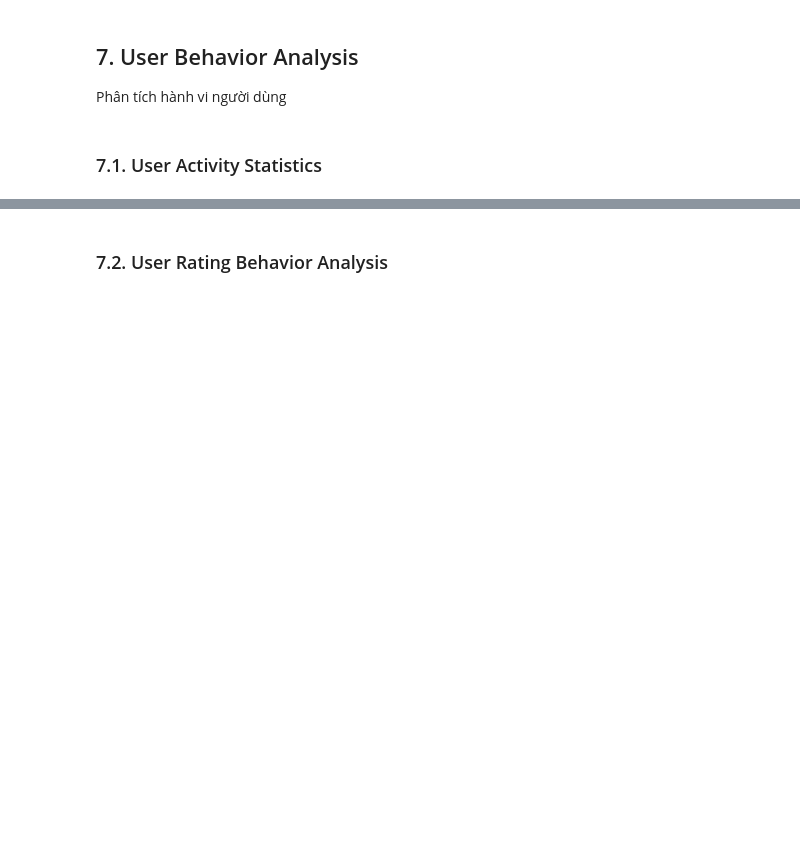
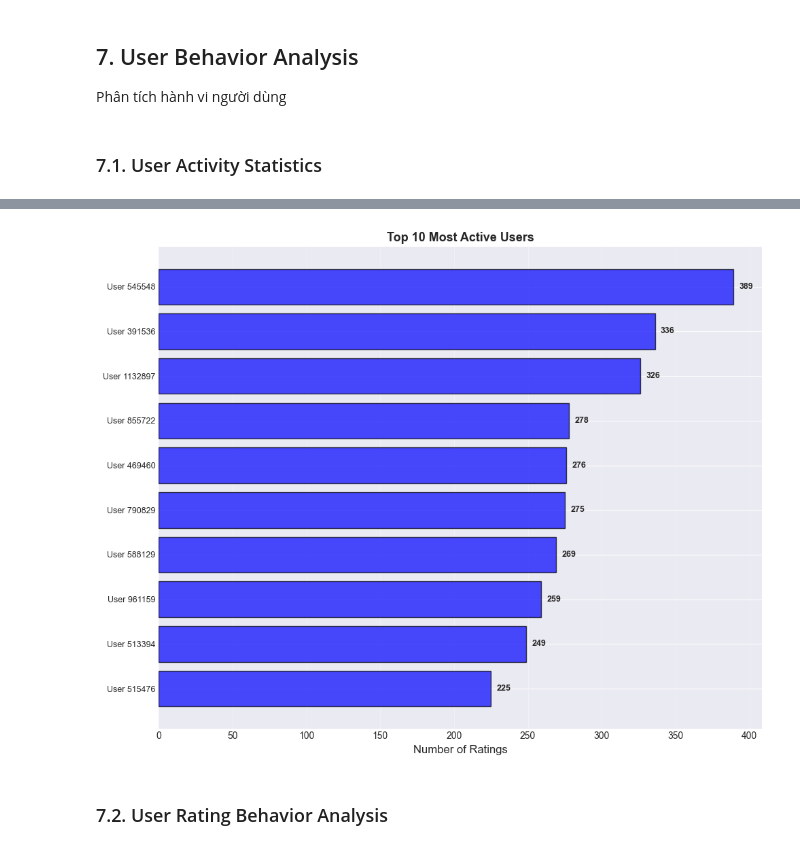
Before and after one commit to KuongB/lab02-ltkhdl, a Jupyter notebook: notebooks/01_data_exploration.ipynb, the cells around one changed output, grey strips where cells are left out. Drawn from its saved outputs; the diff is of its cells as text; code cells hidden in the pictures; blank space fills up the shorter version.

```diff
--- a/notebooks/01_data_exploration.ipynb
+++ b/notebooks/01_data_exploration.ipynb
@@ -476,62 +533,28 @@ print(f"  One-time (1): {one_time:,} ({(one_time/n_users)*100:.2f}%)")
 # %%
 # Visualize user activity
-fig, axes = plt.subplots(2, 2, figsize=(15, 10))
-fig.suptitle('User Activity Analysis', fontsize=16, fontweight='bold')
+fig, axes = plt.subplots(figsize=(10,8))
 
-# Histogram - ratings per user
-ax1 = axes[0, 0]
-ax1.hist(user_rating_counts, bins=50, color='steelblue', alpha=0.7, edgecolor='black')
-ax1.axvline(mean_ratings_per_user, color='red', linestyle='--', linewidth=2,
-           label=f'Mean: {mean_ratings_per_user:.1f}')
-ax1.axvline(median_ratings_per_user, color='green', linestyle='--', linewidth=2,
-           label=f'Median: {median_ratings_per_user:.1f}')
-ax1.set_xlabel('Number of Ratings', fontsize=12)
-ax1.set_ylabel('Number of Users', fontsize=12)
-ax1.set_title('Distribution of Ratings per User', fontsize=13, fontweight='bold')
-ax1.legend(fontsize=10)
-ax1.grid(True, alpha=0.3)
 
-# Log-scale histogram
-ax2 = axes[0, 1]
-ax2.hist(user_rating_counts, bins=np.logspace(0, np.log10(max_ratings_per_user+1), 50),
-        color='coral', alpha=0.7, edgecolor='black')
-ax2.set_xscale('log')
-ax2.set_yscale('log')
-ax2.set_xlabel('Number of Ratings (log)', fontsize=12)
-ax2.set_ylabel('Number of Users (log)', fontsize=12)
-ax2.set_title('User Activity (Log-Log Scale)', fontsize=13, fontweight='bold')
-ax2.grid(True, alpha=0.3, which='both')
 
 # Top 10 most active users
-ax3 = axes[1, 0]
 x_pos = np.arange(len(top_10_counts))
-bars = ax3.barh(x_pos, top_10_counts, color='purple', alpha=0.7, edgecolor='black')
-ax3.set_yticks(x_pos)
-ax3.set_yticklabels([f'User {int(uid)}' for uid in top_10_users], fontsize=9)
-ax3.set_xlabel('Number of Ratings', fontsize=12)
-ax3.set_title('Top 10 Most Active Users', fontsize=13, fontweight='bold')
-ax3.invert_yaxis()
-ax3.grid(True, alpha=0.3, axis='x')
+bars = axes.barh(x_pos, top_10_counts, color='blue', alpha=0.7, edgecolor='black')
+axes.set_yticks(x_pos)
+axes.set_yticklabels([f'User {int(uid)}' for uid in top_10_users], fontsize=9)
+axes.set_xlabel('Number of Ratings', fontsize=12)
+axes.set_title('Top 10 Most Active Users', fontsize=13, fontweight='bold')
+axes.invert_yaxis()
+axes.grid(True, alpha=0.3, axis='x')
 
 for i, (bar, count) in enumerate(zip(bars, top_10_counts)):
-    ax3.text(count + max(top_10_counts)*0.01, bar.get_y() + bar.get_height()/2,
+    axes.text(count + max(top_10_counts)*0.01, bar.get_y() + bar.get_height()/2,
             f'{count:,}', va='center', fontsize=9, fontweight='bold')
 
-# Activity categories pie chart
-ax4 = axes[1, 1]
-category_names = ['Very Active\n(>50)', 'Active\n(21-50)', 'Moderate\n(11-20)',
-                  'Occasional\n(6-10)', 'Rare\n(2-5)', 'One-time\n(1)']
-category_counts = np.array([very_active, active, moderate, occasional, rare, one_time])
-colors4 = ['#2ecc71', '#3498db', '#f39c12', '#e67e22', '#e74c3c', '#95a5a6']
-
-ax4.pie(category_counts, labels=category_names,
-        autopct=lambda pct: f'{pct:.1f}%\n({int(pct/100*n_users):,})',
-        colors=colors4, startangle=90,
-        textprops={'fontsize': 9, 'weight': 'bold'})
-ax4.set_title('User Activity Categories', fontsize=13, fontweight='bold')
 
 plt.tight_layout()
 plt.show()
+# %% [output]
+[figure, added]
 # %% [markdown]
 ### 7.2. User Rating Behavior Analysis
 # %%
```
Also changed, not shown: parts of 20 cells of this notebook.
